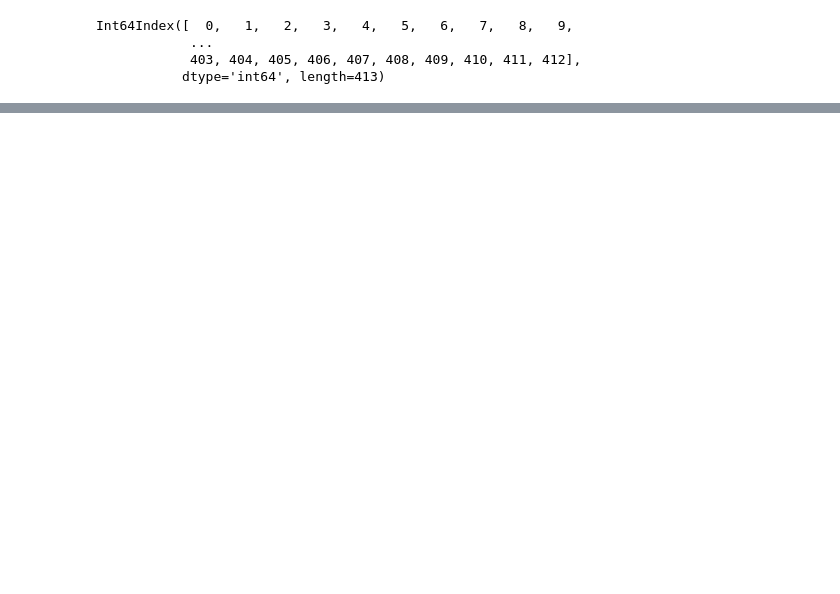
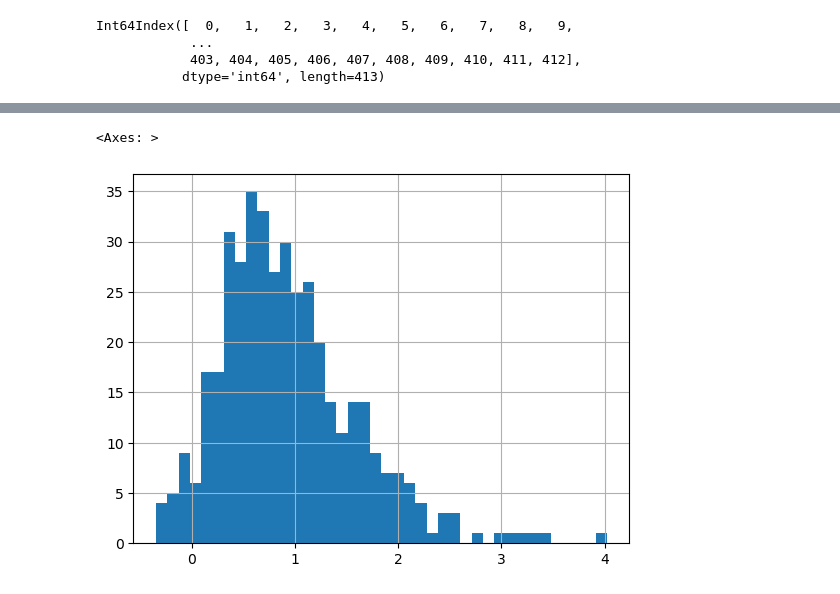
Before and after one commit to mainfranco/Fitness-Data, a Jupyter notebook: Fitness Data.ipynb, the cells around one changed output, grey strips where cells are left out. Saved outputs shown, nothing was run; the diff lists cells and outputs as text; code cells hidden in the pictures; blank space fills up the shorter version.

```diff
--- a/Fitness Data.ipynb
+++ b/Fitness Data.ipynb
@@ -343,0 +423,31 @@ memory usage: 224.0 bytes
+# %%
+dashboard_df = new_df[['total_steps','date','client_ID','avg_heart_rate','TotalMinutesAsleep','Calories','strength_gains']]
+# %%
+import pandas as pd
+from sklearn.impute import KNNImputer
+
+# Example DataFrame
+# dashboard_df = ...
+
+# Separating numerical and non-numerical (e.g., datetime) columns
+numerical_df = dashboard_df.select_dtypes(include=['int64', 'float64'])
+non_numerical_df = dashboard_df.select_dtypes(exclude=['int64', 'float64'])
+
+# Perform KNN Imputation on numerical data
+imputer = KNNImputer(n_neighbors=5)
+imputed_data = imputer.fit_transform(numerical_df)
+imputed_df = pd.DataFrame(imputed_data, columns=numerical_df.columns)
+
+# Reintegrate the non-numerical data
+dashboard = pd.concat([imputed_df, non_numerical_df], axis=1)
+# %%
+ids = dashboard['client_ID'].unique()
+# %%
+ids
+count = 1
+id_map = {}
+for i in ids:
+    id_map[i] = count
+    count +=1
+
+dashboard['client_ID'] = dashboard['client_ID'].map(id_map)
@@ -343,0 +482,5 @@ memory usage: 224.0 bytes
+# %%
+dashboard.strength_gains.hist(bins=40)
+# %% [output]
+<Axes: >
+[figure, added]
```
Also changed, not shown: parts of 41 cells of this notebook.
